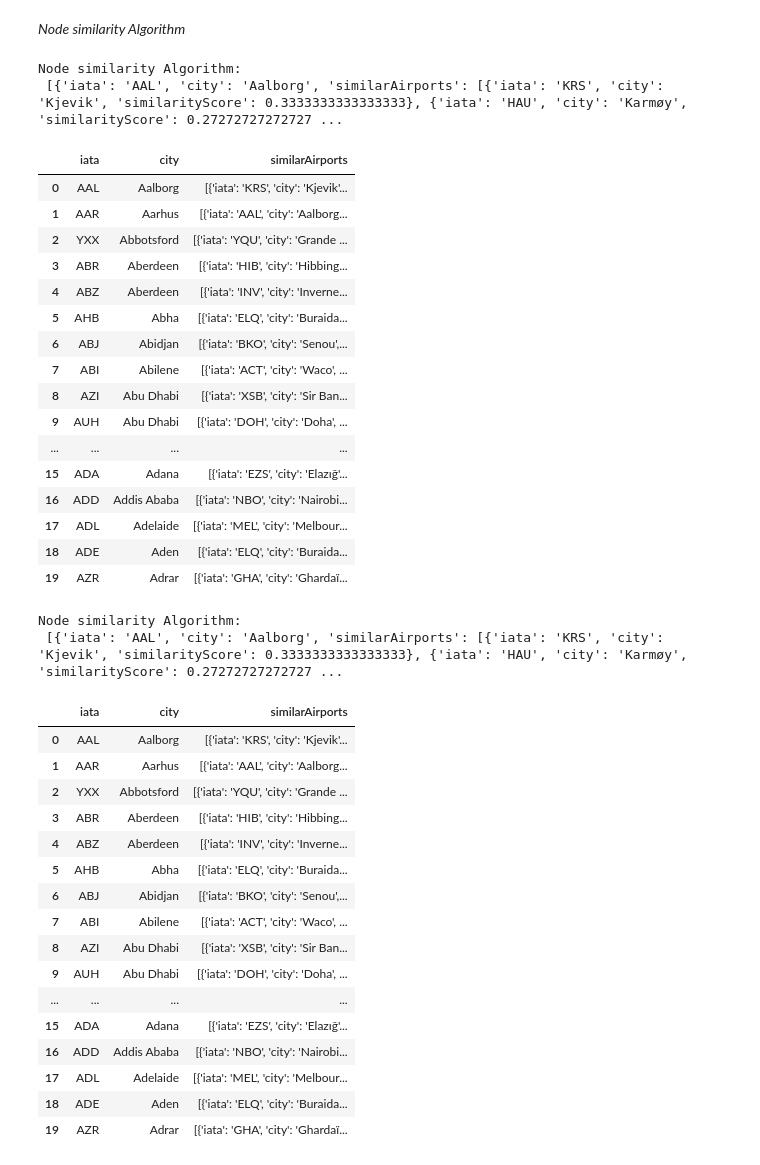
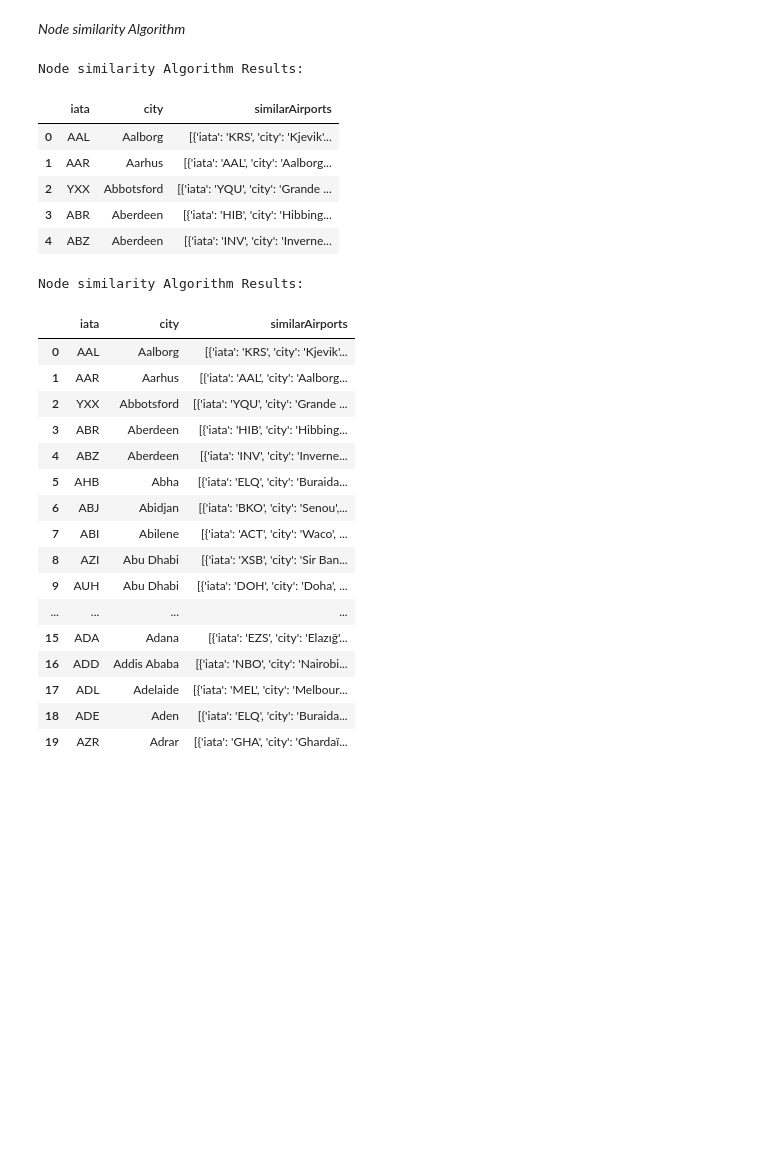
Before and after one commit to neo4j-labs/llm-graph-builder, a Jupyter notebook: experiments/Cypher_Queries.ipynb, the cells around one changed output. Saved outputs shown, nothing was run; the diff lists cells and outputs as text; code cells hidden in the pictures; blank space fills up the shorter version.

```diff
--- a/experiments/Cypher_Queries.ipynb
+++ b/experiments/Cypher_Queries.ipynb
@@ -9,8 +9,8 @@ from neo4j import GraphDatabase, basic_auth
 import pandas as pd
 # %%
 #define sandbox credentials
-uri= "bolt://xx.xx.xx.xx:7687"
-pwd = "closures-lifts-payroll"
+uri= "bolt://3.87.55.10:7687"
+pwd = "rains-adaption-figure"
 # %%
 #establish connection to the Graph Database
 driver = GraphDatabase.driver(uri, auth=basic_auth("neo4j", pwd))
@@ -322,9 +309,9 @@ projection_results = create_graph_projection(driver, query)
 projection_df = pd.DataFrame(projection_results)
 
 # Adjust Pandas display
-pd.set_option('display.max_columns', None)  s
+pd.set_option('display.max_columns', None)
 pd.set_option('display.width', 500)
 
 # Display the DataFrame
-print(projection_df)
+projection_df
 # %% [output]
@@ -447,11 +423,6 @@ results = execute_query(driver, query)
 # Convert the results to a DataFrame
 df = pd.DataFrame(results)
 
-pd.set_option('display.max_columns', None)
-pd.set_option('display.width', 1000)
-pd.set_option('display.max_rows', None)
-pd.set_option('display.max_colwidth', None)
-
 # Display the DataFrame
 print(df)
 # %% [output]
@@ -573,48 +521,36 @@ CALL gds.nodeSimilarity.stream('routes')
 YIELD node1, node2, similarity
 WITH gds.util.asNode(node1) AS n1, gds.util.asNode(node2) AS n2, similarity
 RETURN
     n1.iata AS iata,
     n1.city AS city,
     COLLECT({iata:n2.iata, city:n2.city, similarityScore: similarity}) AS similarAirports
 ORDER BY city LIMIT 20
 """
 
 try:
     results = execute_query(driver, query)
-    print("Node similarity Algorithm:\n", results)
+    print("Node similarity Algorithm Results:\n")
 except Exception as e:
     print(f"Error running Node similarity Algorithm: {e}")
 
 # Convert the results to a DataFrame
 df = pd.DataFrame(results)
 
 pd.set_option('display.max_columns', None)
 pd.set_option('display.width', 1000)
 pd.set_option('display.max_rows', None)
 pd.set_option('display.max_colwidth', None)
 
 # Display the DataFrame
-df
+df.head()
 # %% [output]
-Node similarity Algorithm:
- [{'iata': 'AAL', 'city': 'Aalborg', 'similarAirports': [{'iata': 'KRS', 'city': 'Kjevik', 'similarityScore': 0.3333333333333333}, {'iata': 'HAU', 'city': 'Karmøy', 'similarityScore': 0.27272727272727 ...
+Node similarity Algorithm Results:
 |  | iata | city | similarAirports |
 | 0 | AAL | Aalborg | [{'iata': 'KRS', 'city': 'Kjevik'... |
 | 1 | AAR | Aarhus | [{'iata': 'AAL', 'city': 'Aalborg... |
 | 2 | YXX | Abbotsford | [{'iata': 'YQU', 'city': 'Grande ... |
 | 3 | ABR | Aberdeen | [{'iata': 'HIB', 'city': 'Hibbing... |
 | 4 | ABZ | Aberdeen | [{'iata': 'INV', 'city': 'Inverne... |
-| 5 | AHB | Abha | [{'iata': 'ELQ', 'city': 'Buraida... |
-| 6 | ABJ | Abidjan | [{'iata': 'BKO', 'city': 'Senou',... |
-| 7 | ABI | Abilene | [{'iata': 'ACT', 'city': 'Waco', ... |
-| 8 | AZI | Abu Dhabi | [{'iata': 'XSB', 'city': 'Sir Ban... |
-| 9 | AUH | Abu Dhabi | [{'iata': 'DOH', 'city': 'Doha', ... |
-| ... | ... | ... | ... |
-| 15 | ADA | Adana | [{'iata': 'EZS', 'city': 'Elazığ'... |
-| 16 | ADD | Addis Ababa | [{'iata': 'NBO', 'city': 'Nairobi... |
-| 17 | ADL | Adelaide | [{'iata': 'MEL', 'city': 'Melbour... |
-| 18 | ADE | Aden | [{'iata': 'ELQ', 'city': 'Buraida... |
-| 19 | AZR | Adrar | [{'iata': 'GHA', 'city': 'Ghardaï... |
 # %%
 # Define the Cypher query to Extract Node similarity Algorithm Results for  top 3 most similar airports for each airport node in the graph
 def execute_query(driver, query):
@@ -640,7 +576,7 @@ ORDER BY city LIMIT 20
 
 try:
     results = execute_query(driver, query)
-    print("Node similarity Algorithm:\n", results)
+    print("Node similarity Algorithm Results:\n")
 except Exception as e:
     print(f"Error running Node similarity Algorithm: {e}")
 
@@ -655,8 +591,7 @@ pd.set_option('display.max_colwidth', None)
 # Display the DataFrame
 df
 # %% [output]
-Node similarity Algorithm:
- [{'iata': 'AAL', 'city': 'Aalborg', 'similarAirports': [{'iata': 'KRS', 'city': 'Kjevik', 'similarityScore': 0.3333333333333333}, {'iata': 'HAU', 'city': 'Karmøy', 'similarityScore': 0.27272727272727 ...
+Node similarity Algorithm Results:
 |  | iata | city | similarAirports |
 | 0 | AAL | Aalborg | [{'iata': 'KRS', 'city': 'Kjevik'... |
 | 1 | AAR | Aarhus | [{'iata': 'AAL', 'city': 'Aalborg... |
```
Also changed, not shown: parts of 9 cells of this notebook.
